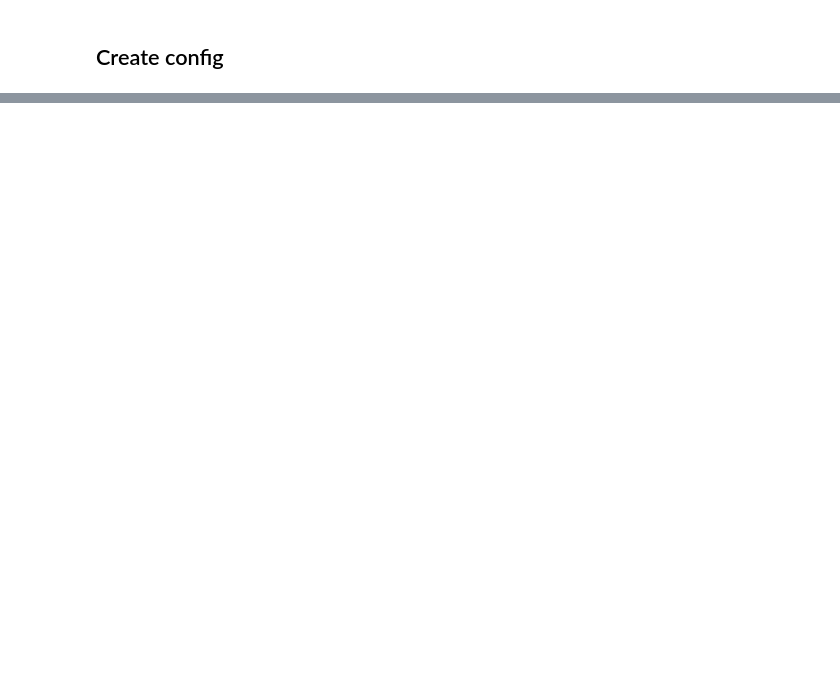
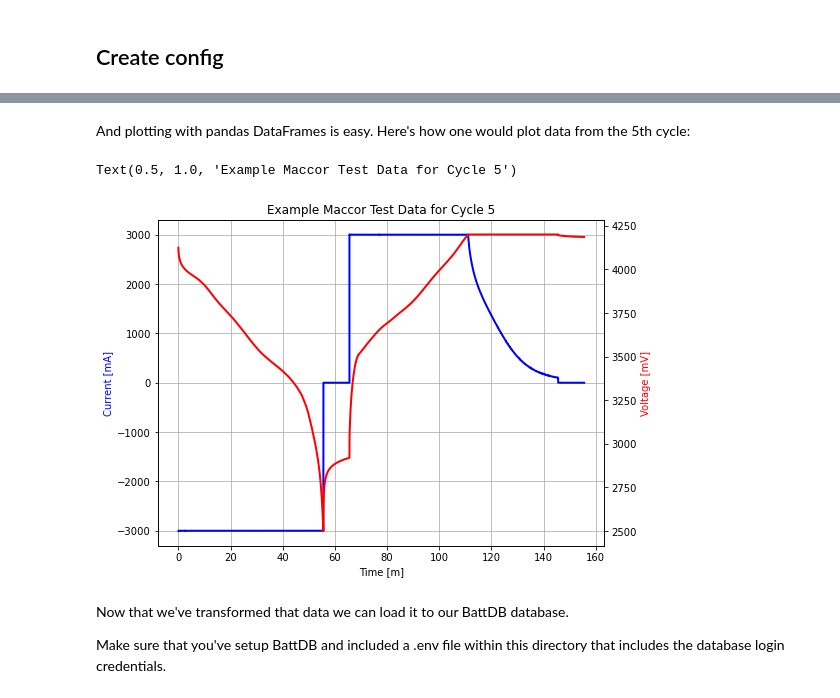
Before and after one commit to BattGenie/battetl, a Jupyter notebook: examples/battetl_demo.ipynb, the cells around one changed output, grey strips where cells are left out. Cells and saved outputs as stored; diff of their text form; code cells hidden in the pictures; blank space fills up the shorter version.

Commit message:
Expanded demo notebook (#36)
Co-authored-by: Thomas Nevitt <zander@Thomass-MacBook-Pro-7.local>

```diff
--- a/examples/battetl_demo.ipynb
+++ b/examples/battetl_demo.ipynb
@@ -14,0 +5,7 @@ Check target database "battdb"
+# %%
+from battetl import BattETL
+import re
+import os
+import json
+import matplotlib.pyplot as plt
+plt.rcParams['figure.figsize'] = [8, 6]
@@ -164,0 +179,4 @@ cell.extract().transform().load()
+# %%
+cell = BattETL(
+    config_path='demo_config.json',
+)
@@ -164,0 +298,28 @@ cell.extract().transform().load()
+# %% [markdown]
+And plotting with pandas DataFrames is easy. Here's how one would plot data from the 5th cycle:
+# %%
+data = cell.test_data
+cycle = 5
+data = data[data.cycle == cycle]
+time_m = (data.test_time_s - data.test_time_s.iloc[0])/60
+
+fig, cur_volt = plt.subplots()
+cur_volt.plot( time_m, data.current_ma, linewidth=2, color='b')
+label = plt.ylabel('Current [mA]')
+label.set_color("blue")
+
+cell_voltage = cur_volt.twinx()
+cell_voltage.plot( time_m, data.voltage_mv, linewidth=2, color='r')
+label = plt.ylabel('Voltage [mV]')
+label.set_color("red")
+
+cur_volt.set_xlabel('Time [m]')
+cur_volt.grid(True)
+cur_volt.set_title("Example Maccor Test Data for Cycle " + str(cycle))
+# %% [output]
+Text(0.5, 1.0, 'Example Maccor Test Data for Cycle 5')
+[figure, added]
+# %% [markdown]
+Now that we've transformed that data we can load it to our BattDB database.
+
+Make sure that you've setup BattDB and included a .env file within this directory that includes the database login credentials.
```
Also changed, not shown: parts of 28 cells of this notebook.
